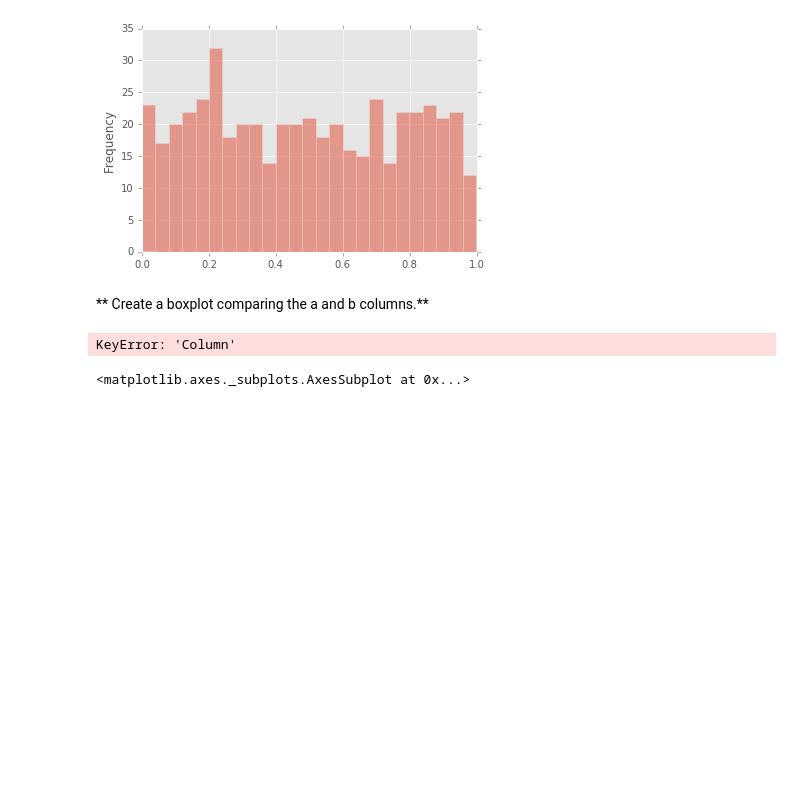
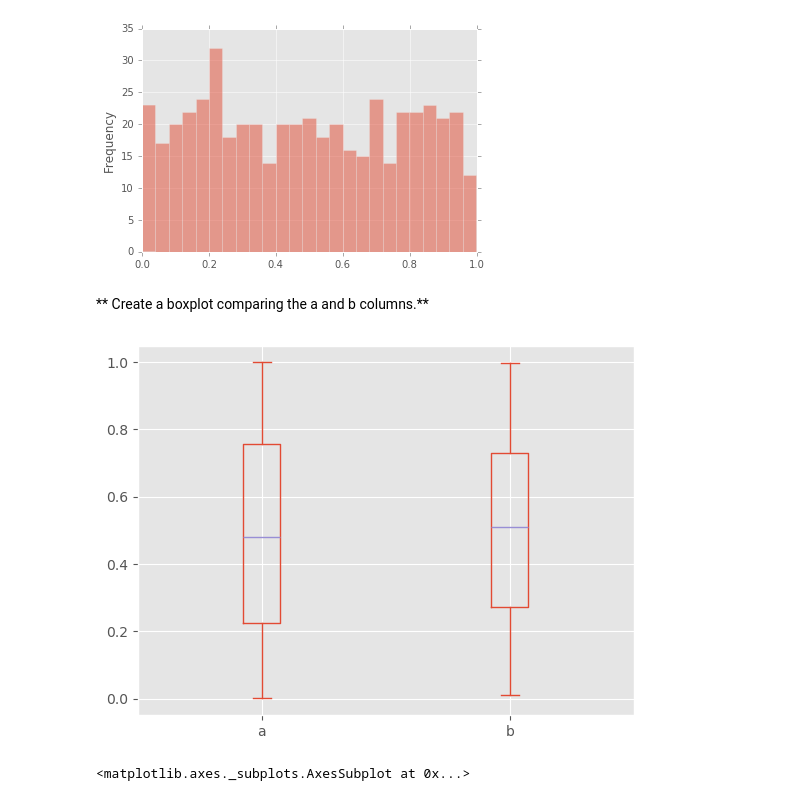
Before and after one commit to DavidASchonfeld/data-course, a Jupyter notebook: Notes I Took While Taking Course/6-Pandas - Built-in Data Visualization/02-Pandas Data Visualization Exercise.ipynb, the cells around one changed output. Cells and saved outputs as stored; diff of their text form; code cells hidden in the pictures; blank space fills up the shorter version.

Commit message:
Did exercise for Pandas Built-in Data Visualization. Yes, I needed to install scipy to get the KDE graph to work.

```diff
--- a/Notes I Took While Taking Course/6-Pandas - Built-in Data Visualization/02-Pandas Data Visualization Exercise.ipynb
+++ b/Notes I Took While Taking Course/6-Pandas - Built-in Data Visualization/02-Pandas Data Visualization Exercise.ipynb
@@ -73,10 +73,10 @@ plt.show()
 # %% [markdown]
 ** Create a boxplot comparing the a and b columns.**
 # %%
-df3.plot.box(x = 'Column')
+df3[['a','b']].plot.box()
 plt.show()
 # %% [output]
-KeyError: 'Column'
+[figure, added]
 # %%
 # %% [output]
 <matplotlib.axes._subplots.AxesSubplot at 0x...>
```
Also changed, not shown: parts of 4 cells of this notebook, 1 other file.
